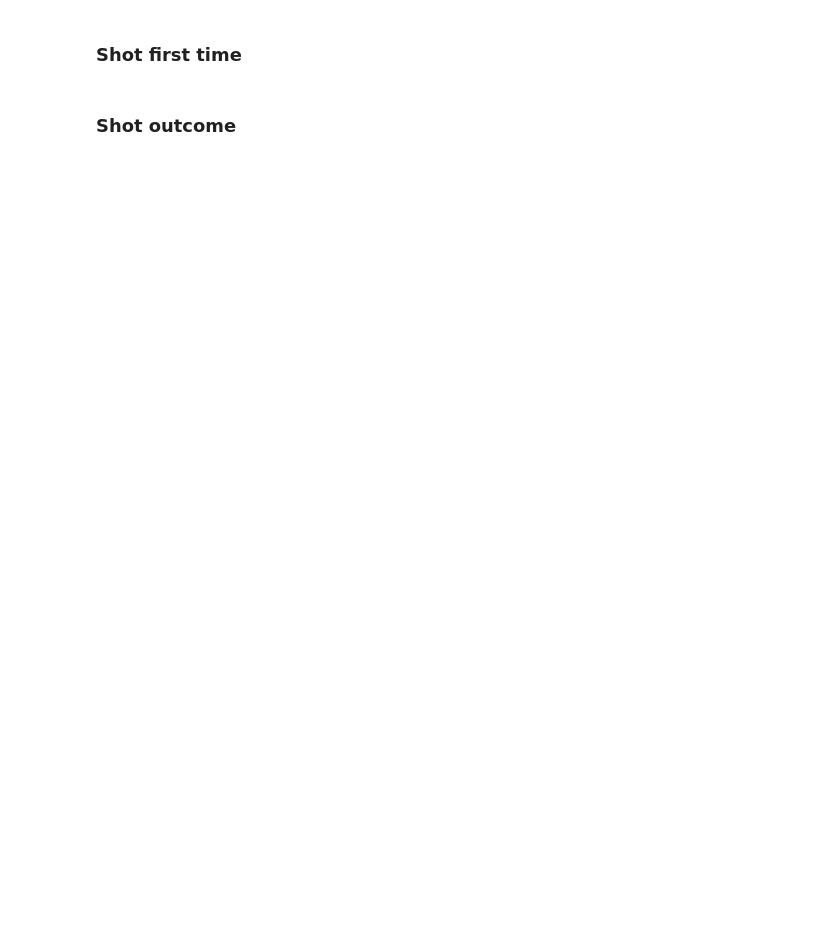
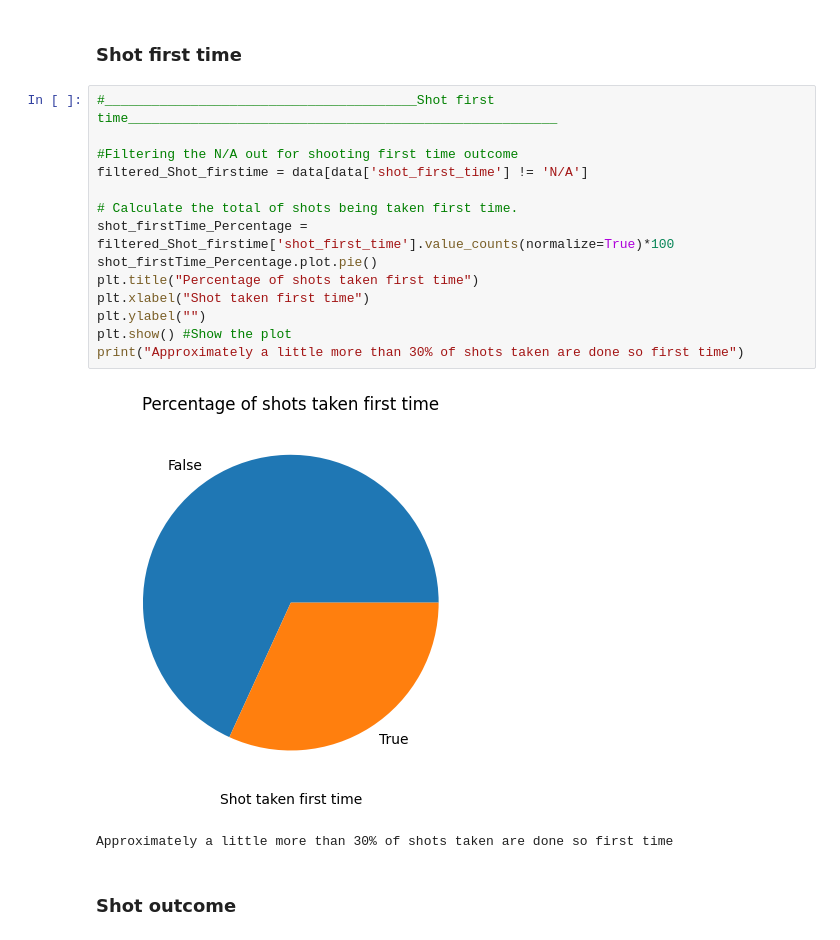
Before and after one commit to NojusMat/DataScience_CA2, a Jupyter notebook: NojusMatuseviciusDAProject.ipynb, the cells around one changed output. Saved outputs shown, nothing was run; the diff lists cells and outputs as text; blank space fills up the shorter version.

```diff
--- a/NojusMatuseviciusDAProject.ipynb
+++ b/NojusMatuseviciusDAProject.ipynb
@@ -334,5 +364,22 @@ Nearly 70% of attempted passes are completed while the other 30% make up for uns
 # %% [markdown]
 
 ### Shot first time
+# %%
+#________________________________________Shot first time_______________________________________________________
+
+#Filtering the N/A out for shooting first time outcome
+filtered_Shot_firstime = data[data['shot_first_time'] != 'N/A']
+
+# Calculate the total of shots being taken first time.
+shot_firstTime_Percentage = filtered_Shot_firstime['shot_first_time'].value_counts(normalize=True)*100
+shot_firstTime_Percentage.plot.pie()
+plt.title("Percentage of shots taken first time")
+plt.xlabel("Shot taken first time")
+plt.ylabel("")
+plt.show() #Show the plot
+print("Approximately a little more than 30% of shots taken are done so first time")
+# %% [output]
+[figure, added]
+Approximately a little more than 30% of shots taken are done so first time
 # %% [markdown]
 ### Shot outcome
```
Also changed, not shown: parts of 9 cells of this notebook, 1 other file.
